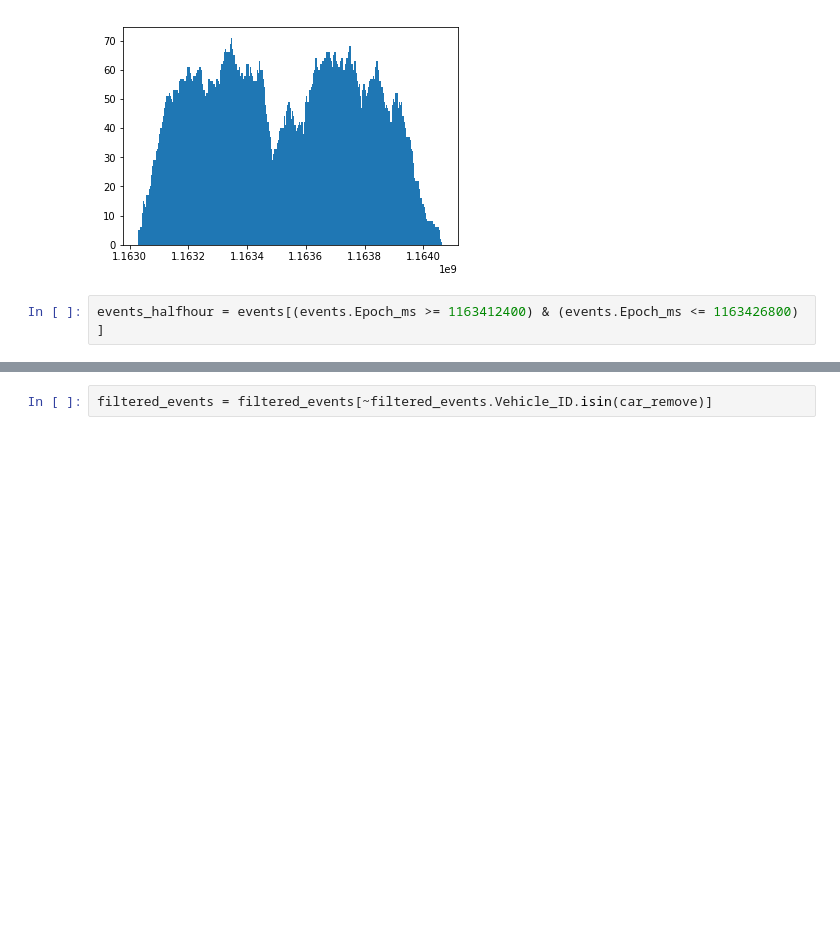
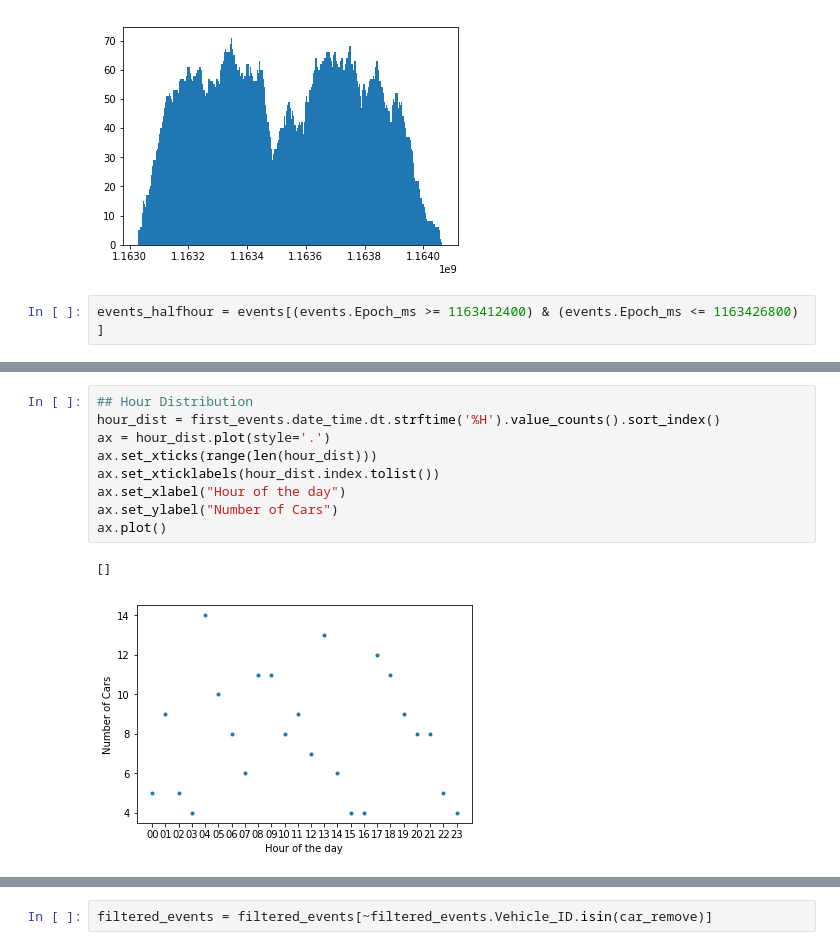
Before and after one commit to asrayousuf/CSE6730-TrafficSimulation, a Jupyter notebook: event_simulation/InputAnalysis.ipynb, the cells around one changed output, grey strips where cells are left out. Cells and saved outputs as stored; diff of their text form; blank space fills up the shorter version.

```diff
--- a/event_simulation/InputAnalysis.ipynb
+++ b/event_simulation/InputAnalysis.ipynb
@@ -100,0 +349,12 @@ for index, row in last_events.iterrows():
+# %%
+## Hour Distribution
+hour_dist = first_events.date_time.dt.strftime('%H').value_counts().sort_index()
+ax = hour_dist.plot(style='.')
+ax.set_xticks(range(len(hour_dist)))
+ax.set_xticklabels(hour_dist.index.tolist())
+ax.set_xlabel("Hour of the day")
+ax.set_ylabel("Number of Cars")
+ax.plot()
+# %% [output]
+[]
+[figure, added]
```
Also changed, not shown: parts of 89 cells of this notebook, 14 other files.
